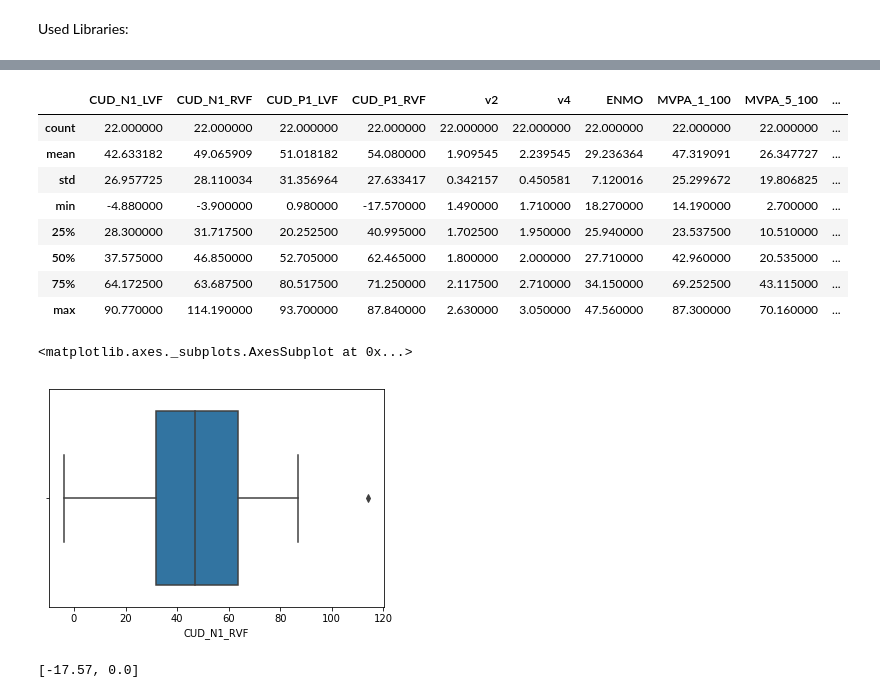
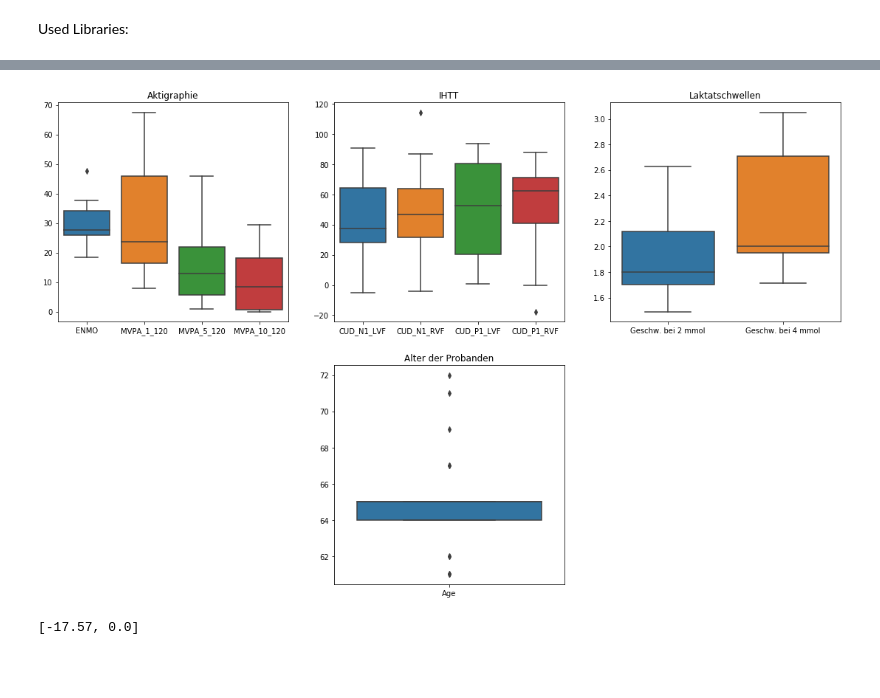
Before and after one commit to timbo94/ba_analysis, a Jupyter notebook: BA_statistical_analysis.ipynb, the cells around one changed output, grey strips where cells are left out. Cells and saved outputs as stored; diff of their text form; code cells hidden in the pictures; blank space fills up the shorter version.

```diff
--- a/BA_statistical_analysis.ipynb
+++ b/BA_statistical_analysis.ipynb
@@ -73,17 +64,0 @@ See the caveats in the documentation: http://pandas.pydata.org/pandas-docs/stabl
-# %%
-auswertung.describe()
-# %% [output]
-|  | CUD_N1_LVF | CUD_N1_RVF | CUD_P1_LVF | CUD_P1_RVF | v2 | v4 | ENMO | MVPA_1_100 | MVPA_5_100 | ... |
-| count | 22.000000 | 22.000000 | 22.000000 | 22.000000 | 22.000000 | 22.000000 | 22.000000 | 22.000000 | 22.000000 | ... |
-| mean | 42.633182 | 49.065909 | 51.018182 | 54.080000 | 1.909545 | 2.239545 | 29.236364 | 47.319091 | 26.347727 | ... |
-| std | 26.957725 | 28.110034 | 31.356964 | 27.633417 | 0.342157 | 0.450581 | 7.120016 | 25.299672 | 19.806825 | ... |
-| min | -4.880000 | -3.900000 | 0.980000 | -17.570000 | 1.490000 | 1.710000 | 18.270000 | 14.190000 | 2.700000 | ... |
-| 25% | 28.300000 | 31.717500 | 20.252500 | 40.995000 | 1.702500 | 1.950000 | 25.940000 | 23.537500 | 10.510000 | ... |
-| 50% | 37.575000 | 46.850000 | 52.705000 | 62.465000 | 1.800000 | 2.000000 | 27.710000 | 42.960000 | 20.535000 | ... |
-| 75% | 64.172500 | 63.687500 | 80.517500 | 71.250000 | 2.117500 | 2.710000 | 34.150000 | 69.252500 | 43.115000 | ... |
-| max | 90.770000 | 114.190000 | 93.700000 | 87.840000 | 2.630000 | 3.050000 | 47.560000 | 87.300000 | 70.160000 | ... |
-# %%
-sns.boxplot(x = cud_n1_rvf)
-# %% [output]
-<matplotlib.axes._subplots.AxesSubplot at 0x...>
-[figure, removed]
@@ -90,3 +68,35 @@ sns.boxplot(x = cud_n1_rvf)
+# %%
+fig = plt.figure(figsize = (19,12))
+
+#plt.subplots_adjust(left = 0.125, right = 2.5, bottom = 0.2, top = 2.5, wspace = 0.1, hspace = 0.2)
+
+ax = fig.add_subplot(2,3,1)
+ax.set_title("Aktigraphie")
+sns.boxplot(y = [enmo, mvpa_1_120, mvpa_5_120, mvpa_10_120],
+            x = ["ENMO", "MVPA_1_120", "MVPA_5_120", "MVPA_10_120"],
+            whis = 1.5) # whis = 1.5 (default) =>  Faktor * Interquartile Range (IQR) werden als Outlier markiert
+
+ax = fig.add_subplot(2,3,2)
+ax.set_title("IHTT")
+sns.boxplot(y = [cud_n1_lvf, cud_n1_rvf, cud_p1_lvf, cud_p1_rvf],
+            x = ["CUD_N1_LVF", "CUD_N1_RVF", "CUD_P1_LVF", "CUD_P1_RVF"],
+            whis = 1.5)
+
+ax = fig.add_subplot(2,3,3)
+ax.set_title("Laktatschwellen")
+sns.boxplot(y = [v2, v4],
+            x = ["Geschw. bei 2 mmol", "Geschw. bei 4 mmol"],
+            whis = 1.5)
+
+ax = fig.add_subplot(2,3,5)
+ax.set_title("Alter der Probanden")
+sns.boxplot(y = [age],
+            x = ["Age"],
+            whis = 1.5)
+
+fig.savefig("boxplots.png")
+# %% [output]
+[figure, added]
 # %%
 outliers=[]
 
```
Also changed, not shown: parts of 9 cells of this notebook.
